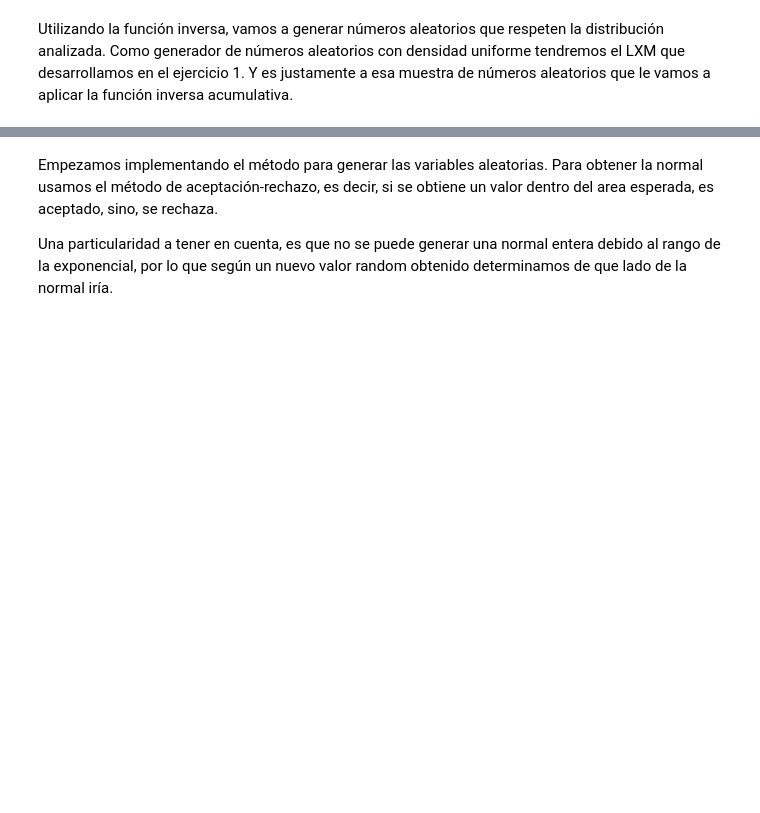
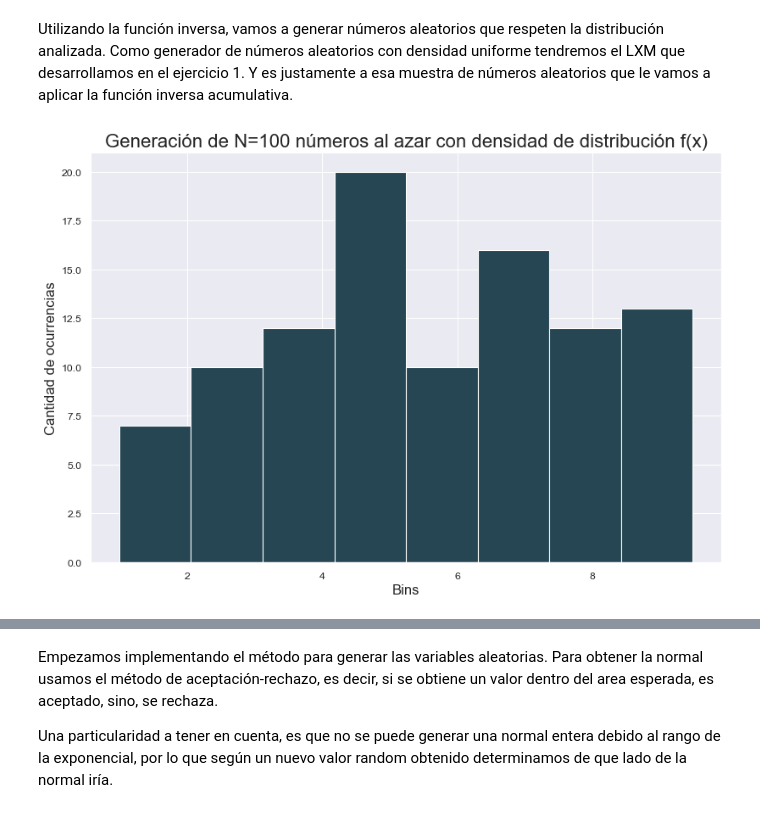
Before and after one commit to brunograssano/Simulacion-fiuba, a Jupyter notebook: TP_1_2022.ipynb, the cells around one changed output, grey strips where cells are left out. Cells and saved outputs as stored; diff of their text form; code cells hidden in the pictures; blank space fills up the shorter version.

```diff
--- a/TP_1_2022.ipynb
+++ b/TP_1_2022.ipynb
@@ -439,15 +472,14 @@ plt.show()
 # %% [markdown]
 Utilizando la función inversa, vamos a generar números aleatorios que respeten la distribución analizada. Como generador de números aleatorios con densidad uniforme tendremos el LXM que desarrollamos en el ejercicio 1. Y es justamente a esa muestra de números aleatorios que le vamos a aplicar la función inversa acumulativa.
 # %%
-def ejercicio4(generador):
-    for N in [100, 1000, 10000]:
-        u = generador.generar_vector(N)
-        x = [F_X_inversa(ui) for ui in u]
+def ejercicio4(generador, N):
+    u = generador.generar_vector(N)
+    x = [F_X_inversa(ui) for ui in u]
 
-        plt.figure(figsize=(12, 8), dpi=80)
-        plt.title('Generación de N={0} números al azar con densidad de distribución f(x)'.format(N), size=20)
-        plt.xlabel('Bins', size=15)
-        plt.ylabel('Cantidad de ocurrencias', size=15)
+    plt.figure(figsize=(12, 8), dpi=80)
+    plt.title('Generación de N={0} números al azar con densidad de distribución f(x)'.format(N), size=20)
+    plt.xlabel('Bins', size=15)
+    plt.ylabel('Cantidad de ocurrencias', size=15)
 
-        plt.hist(x, bins='sturges', color='#264653')
-        plt.show()
+    plt.hist(x, bins='sturges', color='#264653')
+    plt.show()
@@ -456,0 +486,4 @@ ejercicio4(LXM())
+# %%
+ejercicio4(LXM(), 100)
+# %% [output]
+[figure, added]
```
Also changed, not shown: parts of 89 cells of this notebook, 10 other files.
